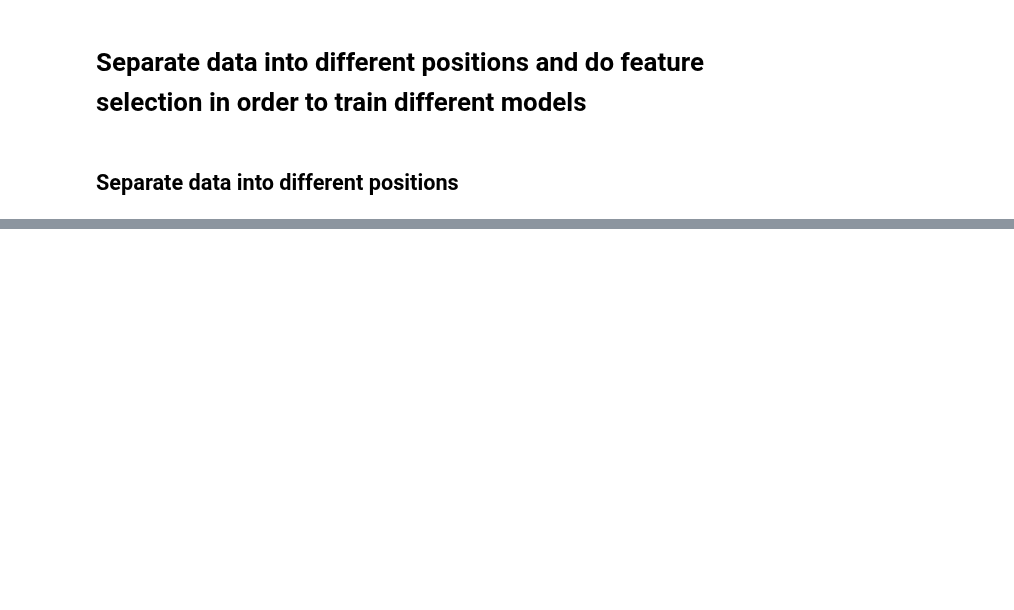
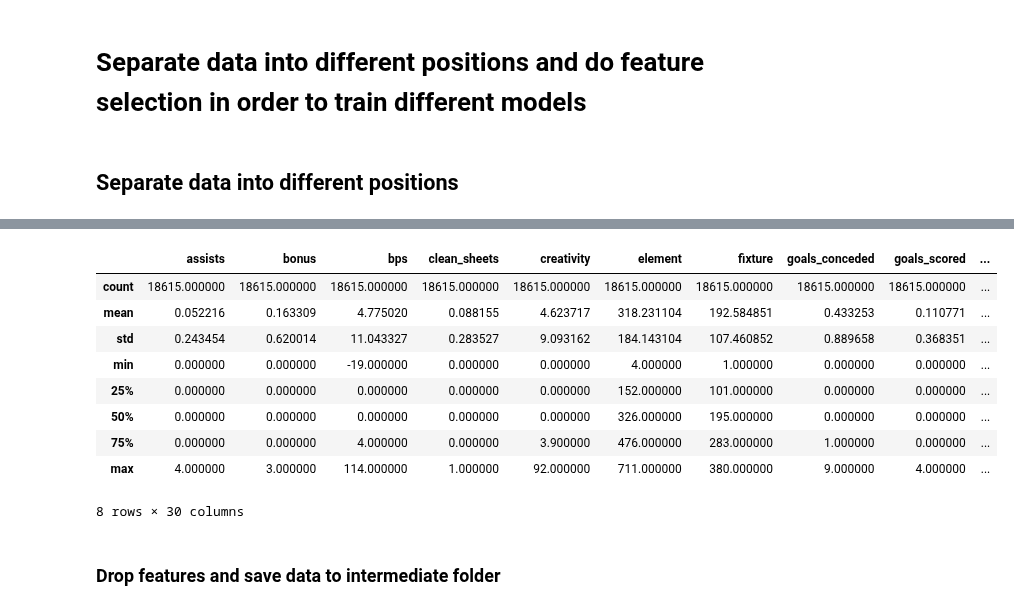
Before and after one commit to gracjans/FPL-AI-Manager_SwanseAI, a Jupyter notebook: notebooks/data_engineering-separate_positions.ipynb, the cells around one changed output, grey strips where cells are left out. Drawn from its saved outputs; the diff is of its cells as text; code cells hidden in the pictures; blank space fills up the shorter version.

```diff
--- a/notebooks/data_engineering-separate_positions.ipynb
+++ b/notebooks/data_engineering-separate_positions.ipynb
@@ -10,4 +11,4 @@ data = get_merged_seasons_data()
 data_gk = data[data['position'] == 'GK']
 data_def = data[data['position'] == 'DEF']
 data_mid = data[data['position'] == 'MID']
-data_fd = data[data['position'] == 'FWD']
+data_fwd = data[data['position'] == 'FWD']
@@ -29,0 +92,13 @@ data_gk
+# %%
+data_fwd.describe()
+# %% [output]
+|  | assists | bonus | bps | clean_sheets | creativity | element | fixture | goals_conceded | goals_scored | ... |
+| count | 18615.000000 | 18615.000000 | 18615.000000 | 18615.000000 | 18615.000000 | 18615.000000 | 18615.000000 | 18615.000000 | 18615.000000 | ... |
+| mean | 0.052216 | 0.163309 | 4.775020 | 0.088155 | 4.623717 | 318.231104 | 192.584851 | 0.433253 | 0.110771 | ... |
+| std | 0.243454 | 0.620014 | 11.043327 | 0.283527 | 9.093162 | 184.143104 | 107.460852 | 0.889658 | 0.368351 | ... |
+| min | 0.000000 | 0.000000 | -19.000000 | 0.000000 | 0.000000 | 4.000000 | 1.000000 | 0.000000 | 0.000000 | ... |
+| 25% | 0.000000 | 0.000000 | 0.000000 | 0.000000 | 0.000000 | 152.000000 | 101.000000 | 0.000000 | 0.000000 | ... |
+| 50% | 0.000000 | 0.000000 | 0.000000 | 0.000000 | 0.000000 | 326.000000 | 195.000000 | 0.000000 | 0.000000 | ... |
+| 75% | 0.000000 | 0.000000 | 4.000000 | 0.000000 | 3.900000 | 476.000000 | 283.000000 | 1.000000 | 0.000000 | ... |
+| max | 4.000000 | 3.000000 | 114.000000 | 1.000000 | 92.000000 | 711.000000 | 380.000000 | 9.000000 | 4.000000 | ... |
+8 rows × 30 columns
@@ -29,0 +107,2 @@ data_gk
+# %% [markdown]
+### Drop features and save data to intermediate folder
```
Also changed, not shown: parts of 15 cells of this notebook.
